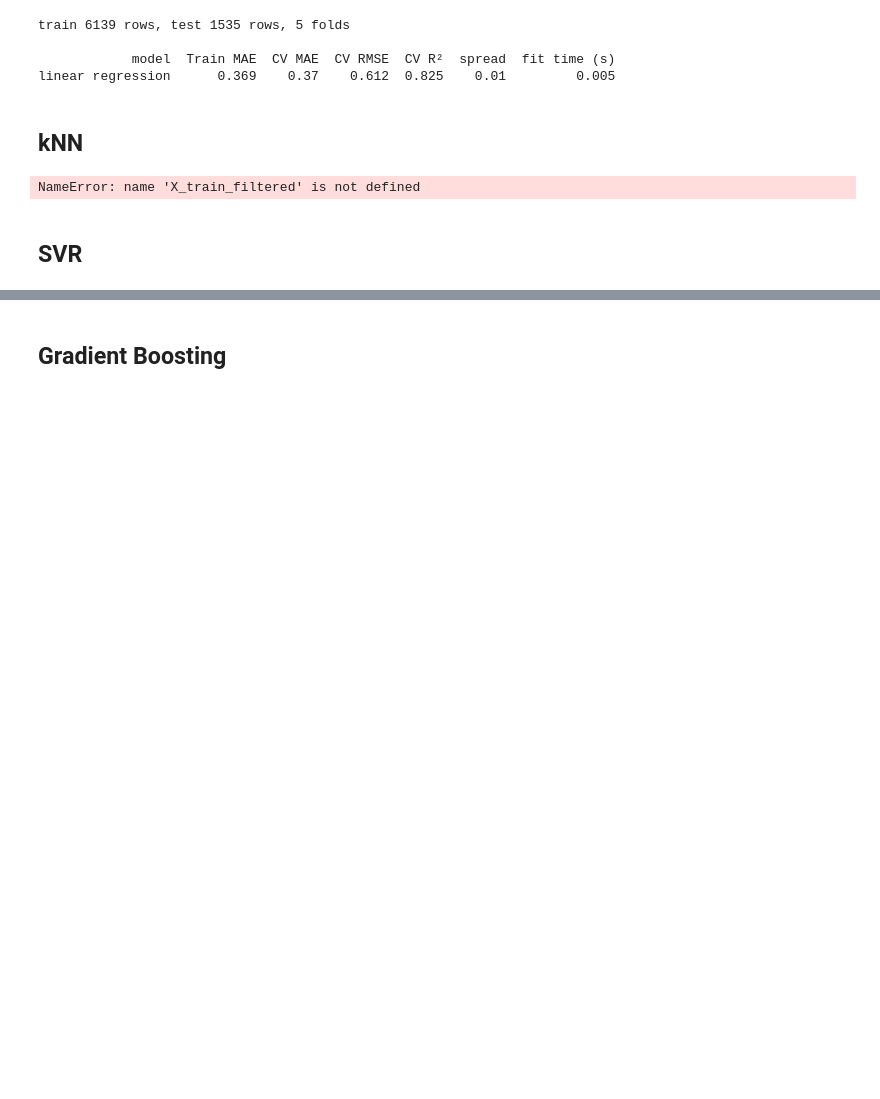
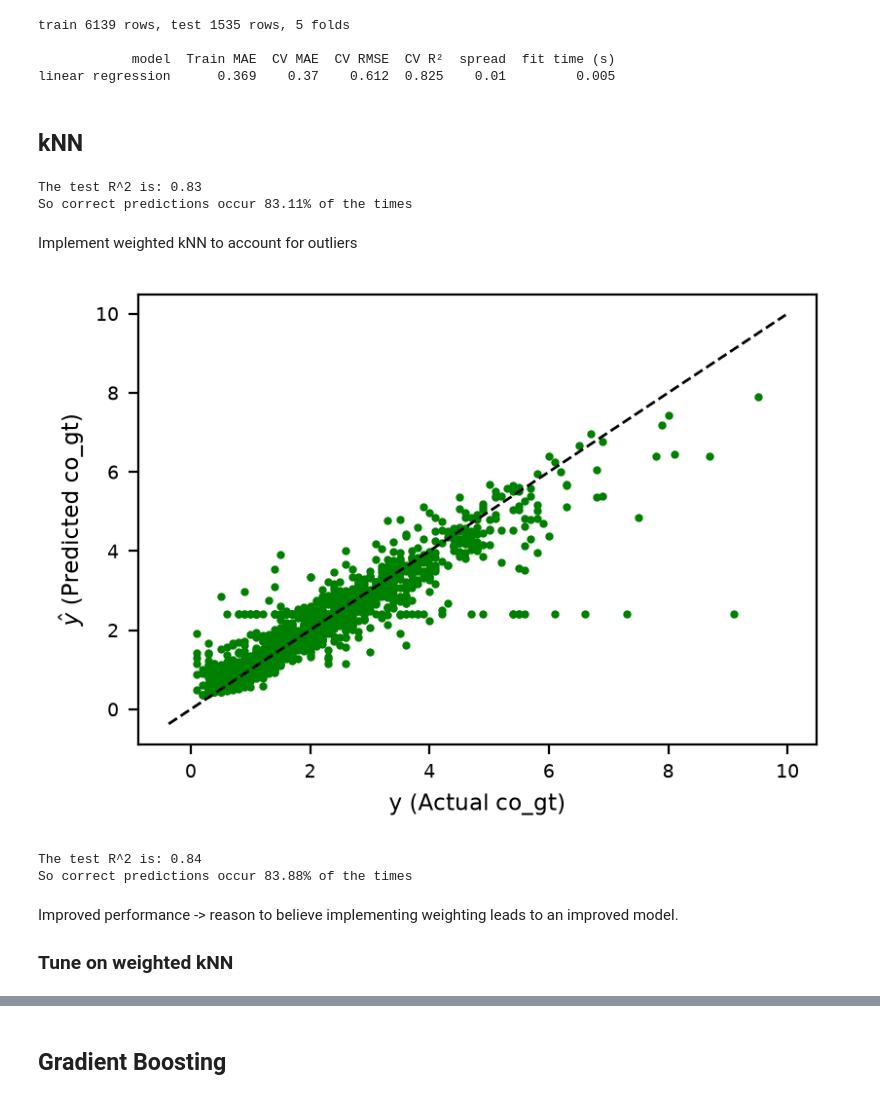
Before and after one commit to AMfromUofG/ENG4200-CW2-Group-Air_A, a Jupyter notebook: CW2_Air_A.ipynb, the cells around one changed output, grey strips where cells are left out. Drawn from its saved outputs; the diff is of its cells as text; code cells hidden in the pictures; blank space fills up the shorter version.

```diff
--- a/CW2_Air_A.ipynb
+++ b/CW2_Air_A.ipynb
@@ -167,31 +167,46 @@ train 6139 rows, test 1535 rows, 5 folds
 linear regression      0.369    0.37    0.612  0.825    0.01         0.005
 # %% [markdown]
 ## kNN
-# %%
-knn_model = KNN(n_neighbors=50)
-
-# 3. Build the final pipeline
-pipe = Pipeline([
-    ("prep", preprocess),
-    ("model", knn_model)
-])
-
-# Fit the pipeline directly on the raw, unscaled training features to prevent leakage
-pipe.fit(X_train_filtered, y_train)
-
-# Predict using the pipeline directly on the raw, unscaled test features
-y_test_predictions = pipe.predict(X_test_filtered)
-
-# Plot the results to verify
-plt.figure(figsize=(4.5, 3), dpi=200)
-plt.plot(y_test, y_test_predictions, 'g.', markersize=4)
-lim_left, lim_right = plt.xlim()
-plt.plot([lim_left, lim_right], [lim_left, lim_right], '--k', linewidth=1)
-plt.xlabel("y (Actual co_gt)", fontsize='small')
-plt.ylabel(r"$\hat{y}$ (Predicted co_gt)", fontsize='small')
-plt.tick_params(axis='both', labelsize=7)
-plt.show()
-# %% [output]
-NameError: name 'X_train_filtered' is not defined
-# %% [markdown]
-## SVR
+# %%
+test_r2 = knnpipe.score(X_test, y_test)
+print('The test R^2 is: {:.2f}'.format(test_r2))
+print("So correct predictions occur {:.2f}%".format(test_r2 * 100) + " of the times")
+# %% [output]
+The test R^2 is: 0.83
+So correct predictions occur 83.11% of the times
+# %% [markdown]
+Implement weighted kNN to account for outliers
+# %%
+#initialise distance weighted knn
+weighted_knn_model = KNN(n_neighbors=50, weights='distance')
+
+# Build the weighted pipeline
+pipeknn_weighted = Pipeline([
+    ("prep", preprocess),
+    ("model", weighted_knn_model)
+])
+
+pipeknn_weighted.fit(X_train, y_train)
+
+y_test_predictions_weighted = pipeknn_weighted.predict(X_test)
+
+plt.figure(figsize=(4.5, 3), dpi=200)
+plt.plot(y_test, y_test_predictions_weighted, 'g.', markersize=4)
+lim_left, lim_right = plt.xlim()
+plt.plot([lim_left, lim_right], [lim_left, lim_right], '--k', linewidth=1)
+plt.xlabel("y (Actual co_gt)", fontsize='small')
+plt.ylabel(r"$\hat{y}$ (Predicted co_gt)", fontsize='small')
+plt.tick_params(axis='both', labelsize=7)
+plt.show()
+
+r2 = pipeknn_weighted.score(X_test, y_test)
+print('The test R^2 is: {:.2f}'.format(r2))
+print("So correct predictions occur {:.2f}% of the times".format(r2 * 100))
+# %% [output]
+[figure, added]
+The test R^2 is: 0.84
+So correct predictions occur 83.88% of the times
+# %% [markdown]
+Improved performance -> reason to believe implementing weighting leads to an improved model.
+
+### Tune on weighted kNN
```
Also changed, not shown: parts of 11 cells of this notebook.
